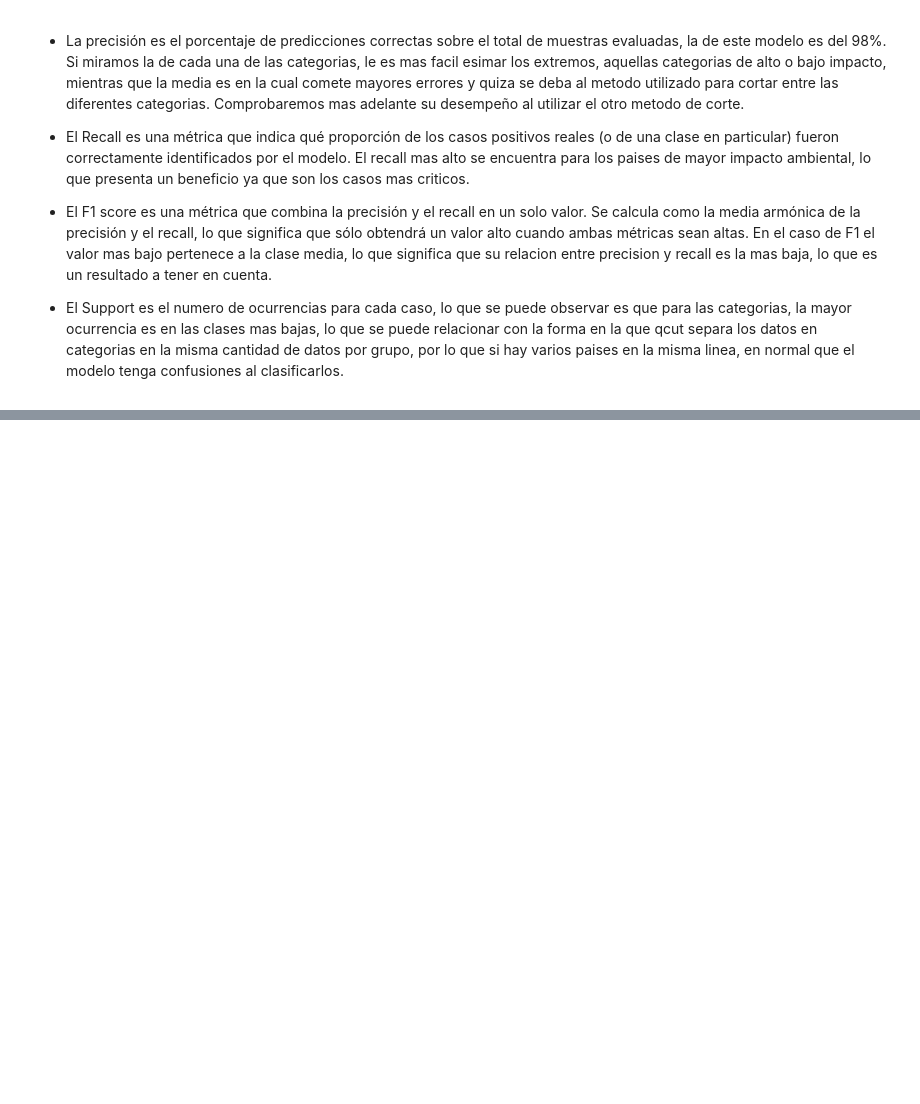
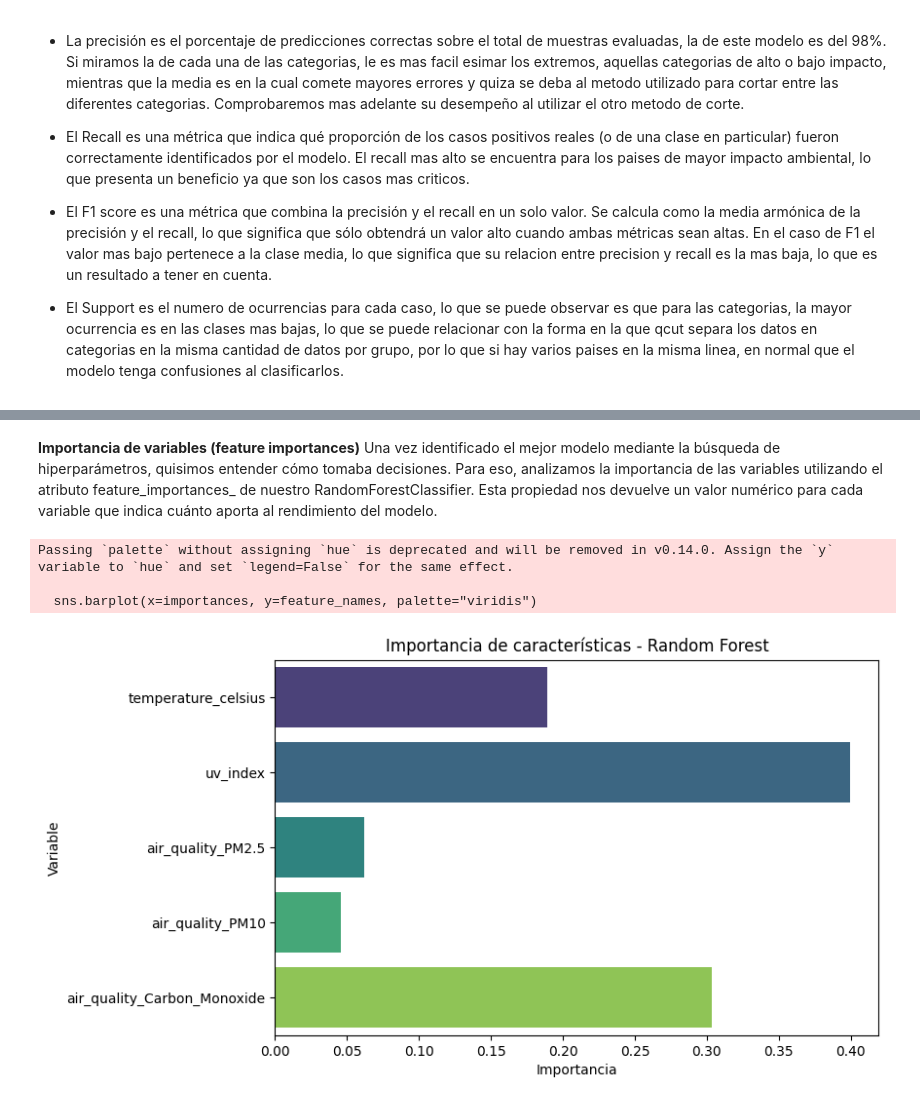
Before and after one commit to BelenUrdangarin/Integrador-Urdangarin---Olivera, a Jupyter notebook: Olivera_Urdangarin_Integrador_(Pre_entrega_3).ipynb, the cells around one changed output, grey strips where cells are left out. Drawn from its saved outputs; the diff is of its cells as text; code cells hidden in the pictures; blank space fills up the shorter version.

```diff
--- a/Olivera_Urdangarin_Integrador_(Pre_entrega_3).ipynb
+++ b/Olivera_Urdangarin_Integrador_(Pre_entrega_3).ipynb
@@ -165,0 +254,19 @@ Los hiperparámetros son las configuraciones previas al entrenamiento.
+# %% [markdown]
+**Importancia de variables (feature importances)**
+Una vez identificado el mejor modelo mediante la búsqueda de hiperparámetros, quisimos entender cómo tomaba decisiones. Para eso, analizamos la importancia de las variables utilizando el atributo feature_importances_ de nuestro RandomForestClassifier. Esta propiedad nos devuelve un valor numérico para cada variable que indica cuánto aporta al rendimiento del modelo.
+# %%
+# Importancia de variables en Random Forest
+importances = mejor_modelo.feature_importances_
+feature_names = X.columns
+
+plt.figure(figsize=(8, 5))
+sns.barplot(x=importances, y=feature_names, palette="viridis")
+plt.title("Importancia de características - Random Forest")
+plt.xlabel("Importancia")
+plt.ylabel("Variable")
+plt.show()
+# %% [output]
+Passing `palette` without assigning `hue` is deprecated and will be removed in v0.14.0. Assign the `y` variable to `hue` and set `legend=False` for the same effect.
+
+  sns.barplot(x=importances, y=feature_names, palette="viridis")
+[figure, added]
```
Also changed, not shown: parts of 7 cells of this notebook.
